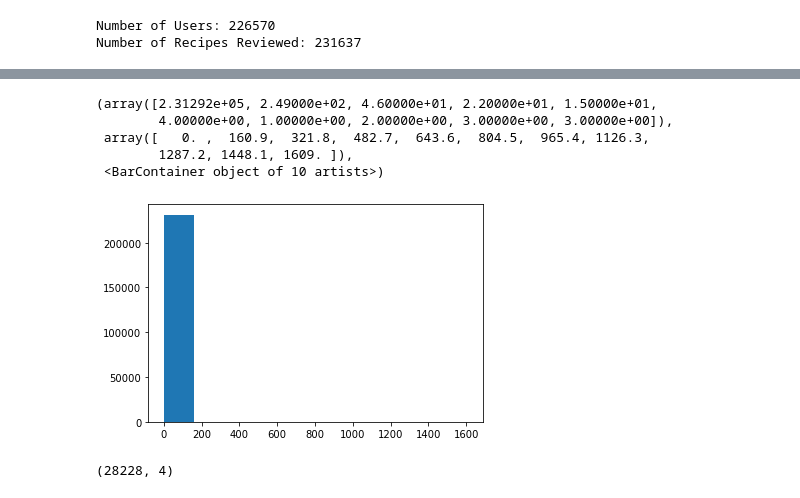
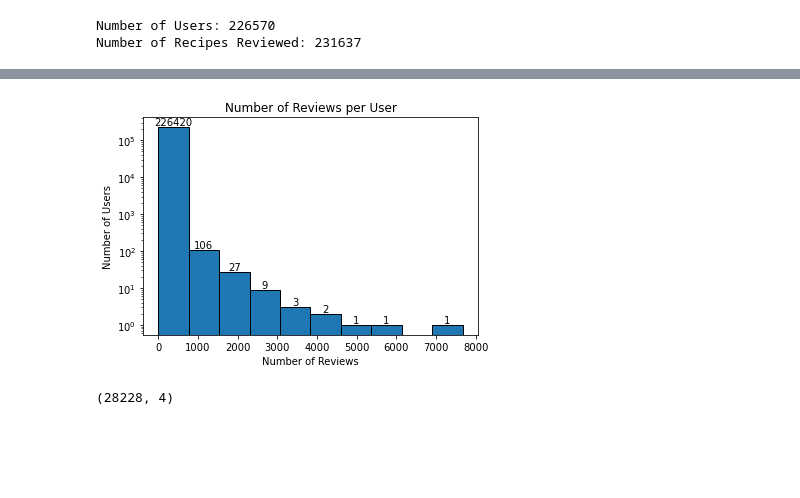
Before and after one commit to evajason/find_me_a_recipe, a Jupyter notebook: data_exploration.ipynb, the cells around one changed output, grey strips where cells are left out. Saved outputs shown, nothing was run; the diff lists cells and outputs as text; code cells hidden in the pictures; blank space fills up the shorter version.

```diff
--- a/data_exploration.ipynb
+++ b/data_exploration.ipynb
@@ -51,16 +91,17 @@ plt.hist(averages["rating"])
 # %%
 review_per_user = grouped.count()
 #plt.hist(review_per_user["review"][100:])
-plt.hist(review_per_user["review"])
-
-# make x axis 0-500 (remove outliers)
+review_counts = review_per_user["review"]
+counts, edges, bars = plt.hist(review_counts,edgecolor='black', log=True)
+#plt.ylim(0, 150)
+#plt.lim(0, 150)
+plt.bar_label(bars)
+plt.xlabel('Number of Reviews')
+plt.ylabel('Number of Users')
+plt.title("Number of Reviews per User")
+plt.savefig('Number_of_Reviews_per_User.png',bbox_inches="tight")
 # %% [output]
-(array([2.31292e+05, 2.49000e+02, 4.60000e+01, 2.20000e+01, 1.50000e+01,
-        4.00000e+00, 1.00000e+00, 2.00000e+00, 3.00000e+00, 3.00000e+00]),
- array([   0. ,  160.9,  321.8,  482.7,  643.6,  804.5,  965.4, 1126.3,
-        1287.2, 1448.1, 1609. ]),
- <BarContainer object of 10 artists>)
-[figure, old version]
+[figure, new version]
 # %%
 review_per_user[review_per_user["review"]>3].shape
 # %% [output]
```
Also changed, not shown: parts of 13 cells of this notebook.
